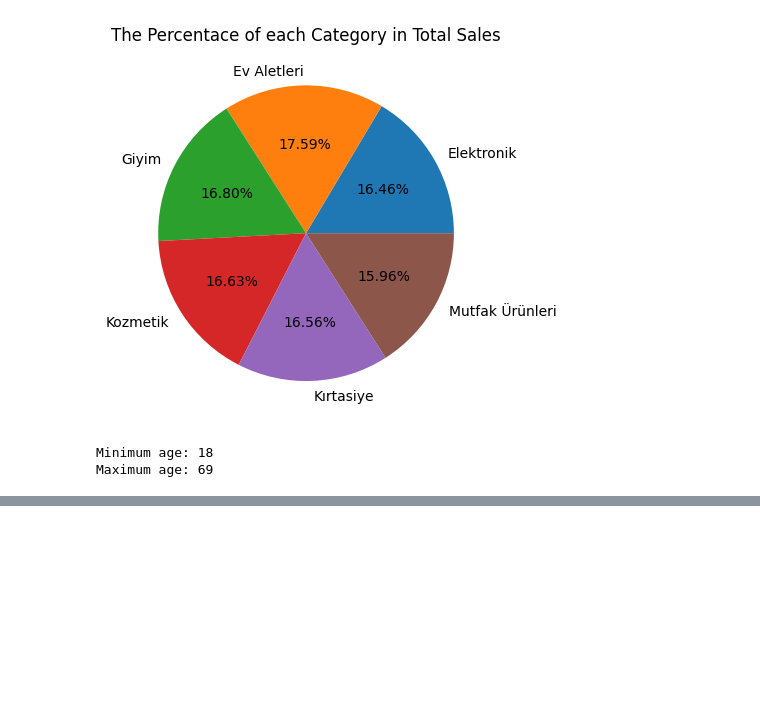
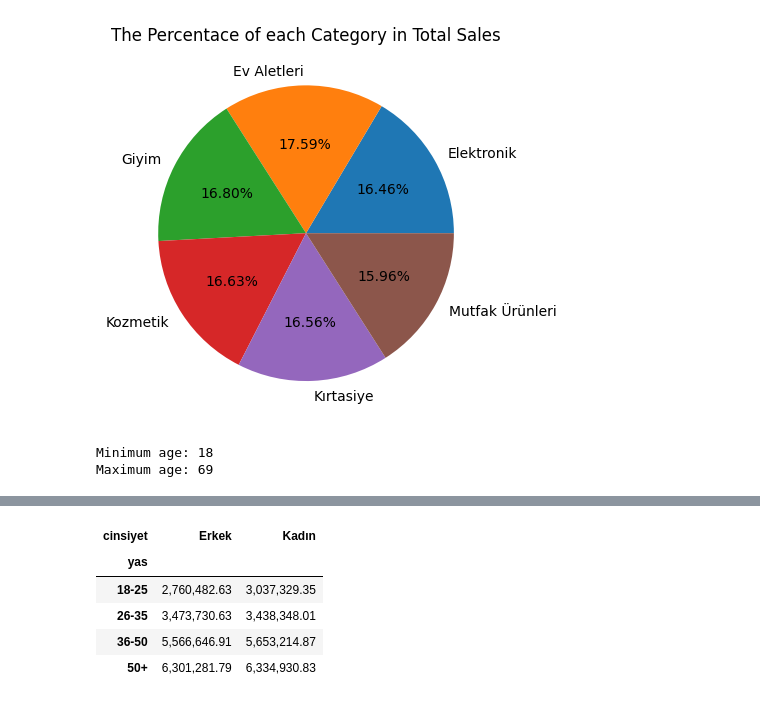
Before and after one commit to Aleynaunver/Data-Analysis-and-Manipulation, a Jupyter notebook: main.ipynb, the cells around one changed output, grey strips where cells are left out. Cells and saved outputs as stored; diff of their text form; code cells hidden in the pictures; blank space fills up the shorter version.

```diff
--- a/main.ipynb
+++ b/main.ipynb
@@ -376,0 +608,13 @@ Name: toplam_satis, dtype: float64
+# %%
+#Total sales by gender and age
+gender_age_sales = merged_data.groupby(["yas","cinsiyet"])["toplam_satis"].sum().unstack()
+gender_age_sales
+
+#According to these results, it seems that women shop more in all age groups.
+# %% [output]
+| cinsiyet | Erkek | Kadın |
+| yas |  |  |
+| 18-25 | 2,760,482.63 | 3,037,329.35 |
+| 26-35 | 3,473,730.63 | 3,438,348.01 |
+| 36-50 | 5,566,646.91 | 5,653,214.87 |
+| 50+ | 6,301,281.79 | 6,334,930.83 |
```
Also changed, not shown: parts of 27 cells of this notebook.
